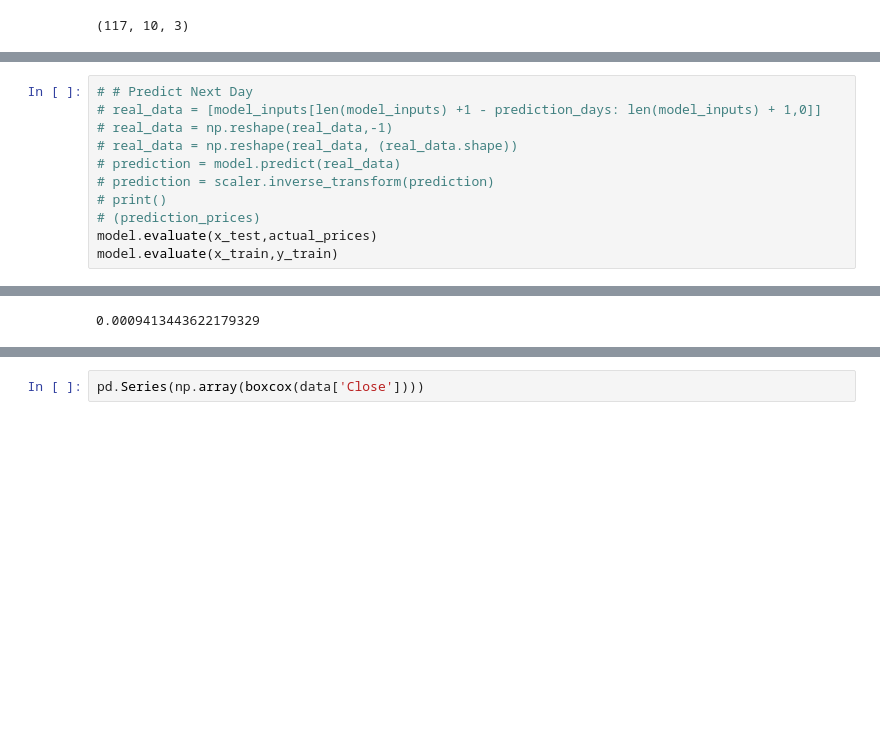
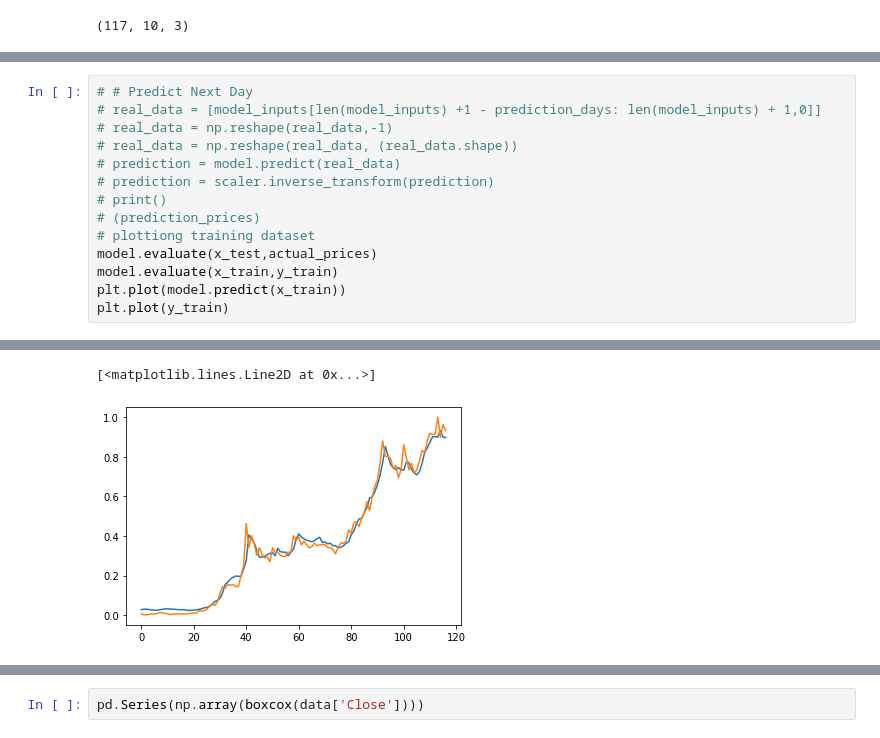
Before and after one commit to akhil14shukla/Crypto-Prediction, a Jupyter notebook: Crypto_2.ipynb, the cells around one changed output, grey strips where cells are left out. Cells and saved outputs as stored; diff of their text form; blank space fills up the shorter version.

```diff
--- a/Crypto_2.ipynb
+++ b/Crypto_2.ipynb
@@ -139,6 +145,9 @@ plt.show()
 # prediction = scaler.inverse_transform(prediction)
 # print()
 # (prediction_prices)
+# plottiong training dataset
 model.evaluate(x_test,actual_prices)
 model.evaluate(x_train,y_train)
+plt.plot(model.predict(x_train))
+plt.plot(y_train)
 # %% [output]
@@ -147,4 +156,5 @@ model.evaluate(x_train,y_train)
-0.0009413443622179329
+[<matplotlib.lines.Line2D at 0x...>]
+[figure, added]
 # %%
 re = data['Close']).reshape(-1,1)
 data2 = scaler.fit_transform(re)
```
Also changed, not shown: parts of 6 cells of this notebook.
